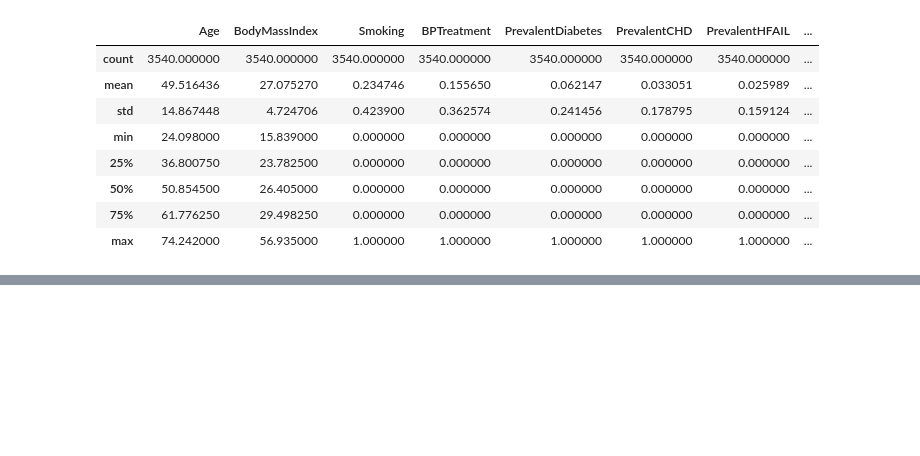
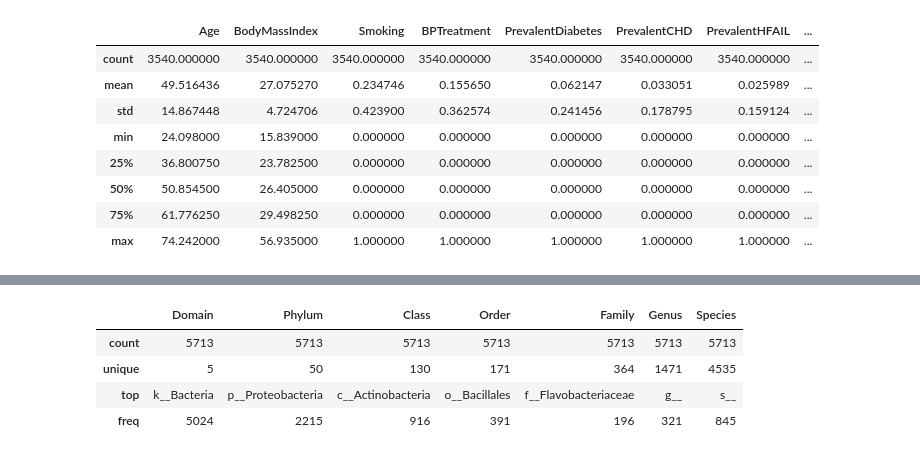
Before and after one commit to Malavita02/TrabalhoSIB, a Jupyter notebook: trabalho_inicial.ipynb, the cells around one changed output, grey strips where cells are left out. Cells and saved outputs as stored; diff of their text form; code cells hidden in the pictures; blank space fills up the shorter version.

```diff
--- a/trabalho_inicial.ipynb
+++ b/trabalho_inicial.ipynb
@@ -68,0 +130,9 @@ pheno_train_nonaa.describe()
+# %%
+taxtable_train_nonan = taxtable_train.dropna()
+taxtable_train_nonan.describe()
+# %% [output]
+|  | Domain | Phylum | Class | Order | Family | Genus | Species |
+| count | 5713 | 5713 | 5713 | 5713 | 5713 | 5713 | 5713 |
+| unique | 5 | 50 | 130 | 171 | 364 | 1471 | 4535 |
+| top | k__Bacteria | p__Proteobacteria | c__Actinobacteria | o__Bacillales | f__Flavobacteriaceae | g__ | s__ |
+| freq | 5024 | 2215 | 916 | 391 | 196 | 321 | 845 |
```
Also changed, not shown: parts of 9 cells of this notebook.
